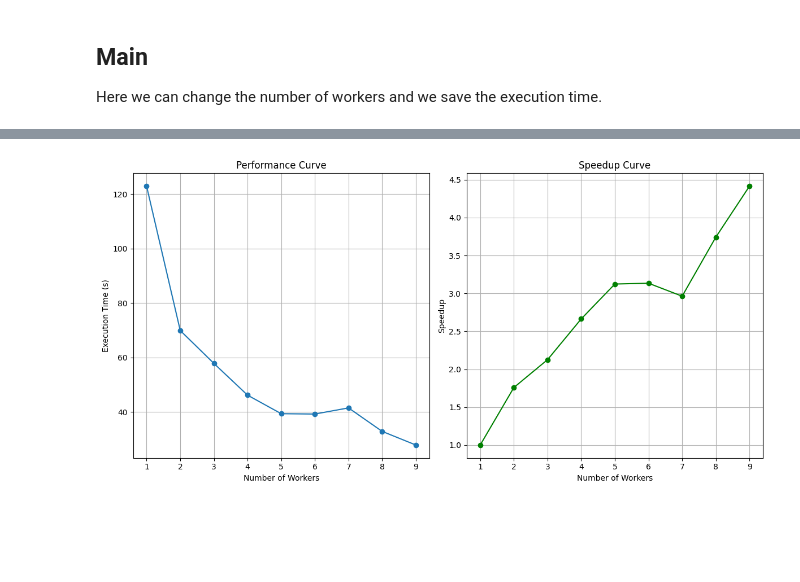
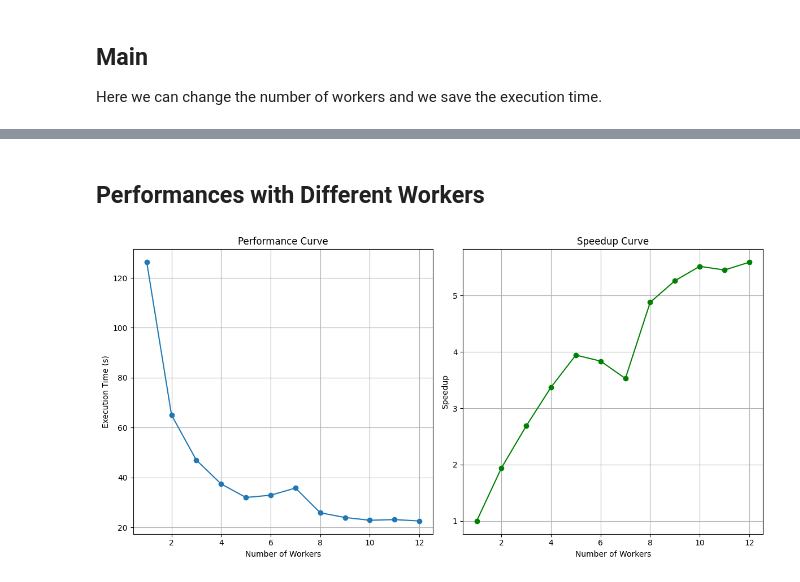
Before and after one commit to francesco-mattioli/Massively_Parallel_Machine_Learning, a Jupyter notebook: Logistic Regression/spark_version.ipynb, the cells around one changed output, grey strips where cells are left out. Drawn from its saved outputs; the diff is of its cells as text; code cells hidden in the pictures; blank space fills up the shorter version.

Commit message:
Final version of the notebook
added the graphs of the performances and metrics

```diff
--- a/Logistic Regression/spark_version.ipynb
+++ b/Logistic Regression/spark_version.ipynb
@@ -135,8 +140,7 @@ Arguments: \
  Returns:
  Y_pred – a value (0/1) corresponding to the prediction of X
 # %%
-# Predict function
-def predict(w, b, x):
+def predict(w, b, x, threshold=0.5):
     z = 0
     for j in range(len(w)):
         z += w[j] * x[j]
@@ -145,7 +149,7 @@ def predict(w, b, x):
     # Compute the sigmoid of z
     y_hat = sigmoid(z)
 
-    if y_hat > 0.5:
+    if y_hat > threshold:
         return 1
     else:
         return 0
@@ -168,6 +171,22 @@ def accuracy(w, b, RDD_Xy):
 
     accuracy = results / RDD_Xy.count()
     return accuracy
+# %%
+def compute_metrics(RDD_Xy, w, b):
+    thresholds = [0.1, 0.2, 0.3, 0.4, 0.5, 0.6, 0.7, 0.8, 0.9]
+
+    def calculate_metrics_for_threshold(RDD, threshold):
+        # Calculate TP, FP, TN, FN for a given threshold
+        metrics = RDD.map(lambda x: (predict(w, b, x[0], threshold), x[1])) \
+                     .map(lambda x: (int(x[0] == 1 and x[1] == 1), int(x[0] == 1 and x[1] == 0), int(x[0] == 0 and x[1] == 0), int(x[0] == 0 and x[1] == 1))) \
+                     .reduce(lambda a, b: (a[0] + b[0], a[1] + b[1], a[2] + b[2], a[3] + b[3]))
+        TP, FP, TN, FN = metrics
+
+        return TP, FP, TN, FN
+
+    # Compute metrics for each threshold
+    metrics_for_thresholds = {thresh: calculate_metrics_for_threshold(RDD_Xy, thresh) for thresh in thresholds}
+    return metrics_for_thresholds
 # %% [markdown]
 ## Main
 Here we can change the number of workers and we save the execution time.
@@ -181,7 +200,7 @@ os.environ['PYSPARK_DRIVER_PYTHON'] = sys.executable
 import pyspark
 sc.stop()
 times = []
-for i in range(1, 11):
+for i in range(1, 13):
     print("Number of cores: ", i)
     start_time = time.time()
     number_cores = i
@@ -198,5 +217,8 @@ for i in range(1, 11):
     acc = accuracy(w, b, normalized_RDD)
     print("Accuracy: ", acc)
     times.append(time.time() - start_time)
+    if i == 12:
+        metrics_for_thresholds = compute_metrics(normalized_RDD, w, b)
+
     sc.stop()
 # %% [output]
@@ -216,33 +325,35 @@ Iteration 1/10 - Cost: 1.4998030671352984
+# %% [markdown]
+## Performances with Different Workers
 # %%
 import matplotlib.pyplot as plt
 
 # Replace this with your actual execution times
 
-number_of_workers = list(range(1, 11))  # Number of workers from 1 to 9
+number_of_workers = list(range(1,13))  # Number of workers from 1 to 9
 
 # Calculating speedup
 base_time = times[0]  # Time taken for execution with 1 worker
 speedup = [base_time / t for t in times]
 
 # Plotting performance curve
 plt.figure(figsize=(12, 6))
 plt.subplot(1, 2, 1)
 plt.plot(number_of_workers, times, marker='o')
 plt.title('Performance Curve')
 plt.xlabel('Number of Workers')
 plt.ylabel('Execution Time (s)')
 plt.grid(True)
 
 # Plotting speedup curve
 plt.subplot(1, 2, 2)
 plt.plot(number_of_workers, speedup, marker='o', color='green')
 plt.title('Speedup Curve')
 plt.xlabel('Number of Workers')
 plt.ylabel('Speedup')
 plt.grid(True)
 
 # Show the plots
 plt.tight_layout()
 plt.show()
 # %% [output]
-[figure, old version]
+[figure, new version]
```
Also changed, not shown: parts of 7 cells of this notebook, 6 other files.
